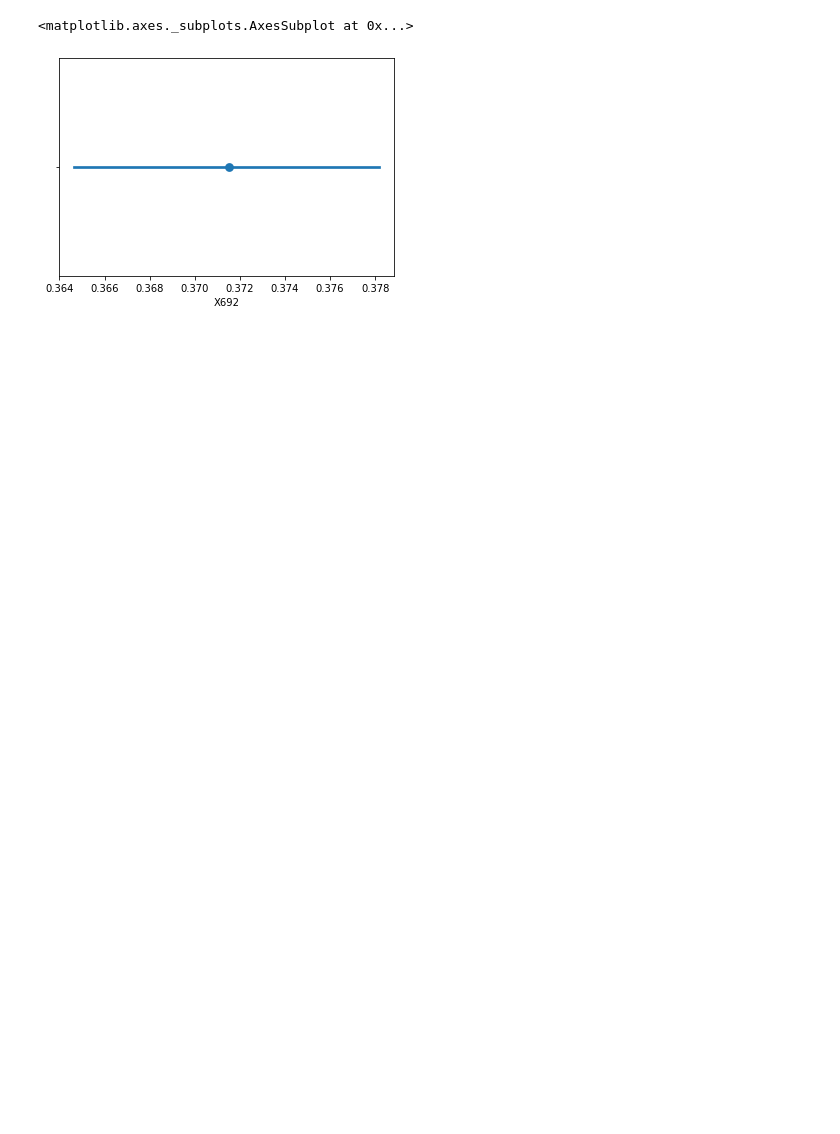
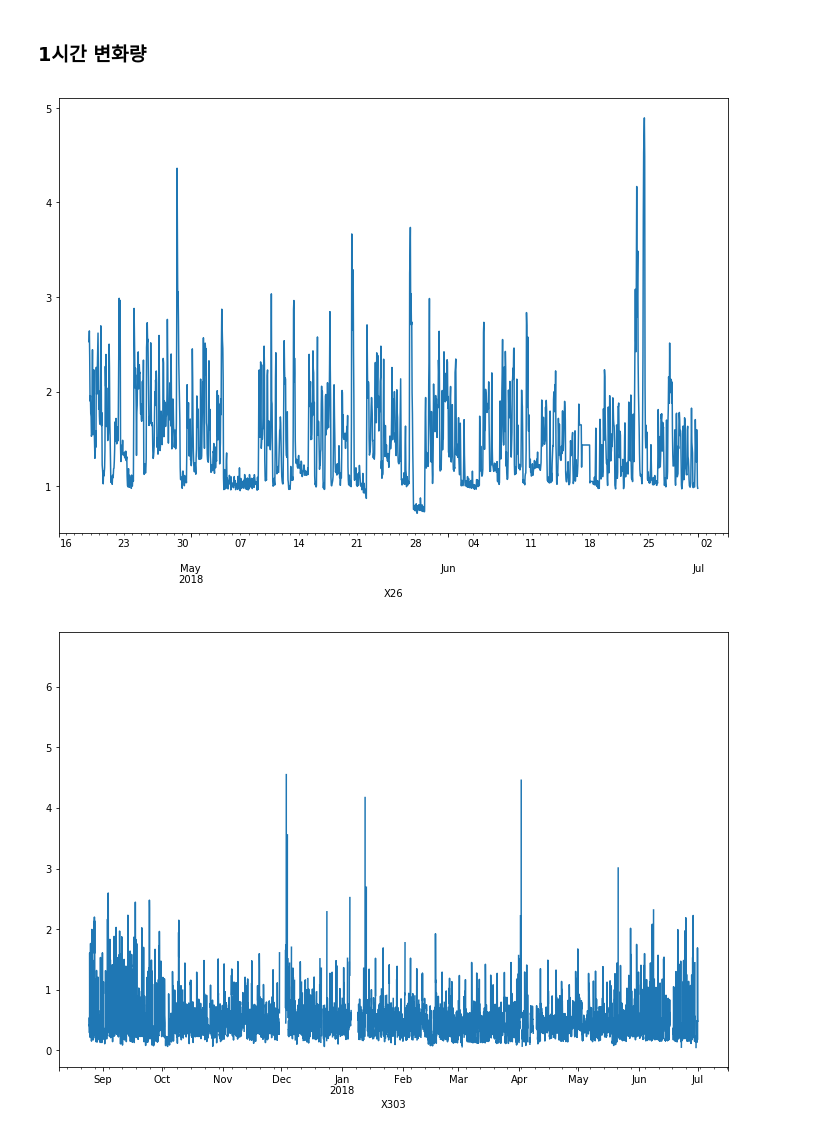
Before and after one commit to information-in-data/dacon11, a Jupyter notebook: EDA.ipynb, the cells around one changed output. Drawn from its saved outputs; the diff is of its cells as text; code cells hidden in the pictures; blank space fills up the shorter version.

```diff
--- a/EDA.ipynb
+++ b/EDA.ipynb
@@ -23,3 +13,4 @@ train.head()
 # %%
-train['Time'] = pd.to_datetime(train['Time'])
-train = train.set_index('Time')
+test['Time'] = pd.to_datetime(test['Time'])
+test = test.set_index('Time')
+test.head()
@@ -26,5 +26,12 @@ train = train.set_index('Time')
-# %%
-sns.(train['X692'])
-# %% [output]
-<matplotlib.axes._subplots.AxesSubplot at 0x...>
-[figure, removed]
+# %%
+columns = list(test.columns[: 10])
+# %% [markdown]
+### 1시간 변화량
+# %%
+for col in columns:
+    test[col].plot(figsize=(12, 8))
+    plt.xlabel(col)
+    plt.show()
+# %% [output]
+[figure, added]
+[figure, added]
```
Also changed, not shown: parts of 5 cells of this notebook, 3 other files.
